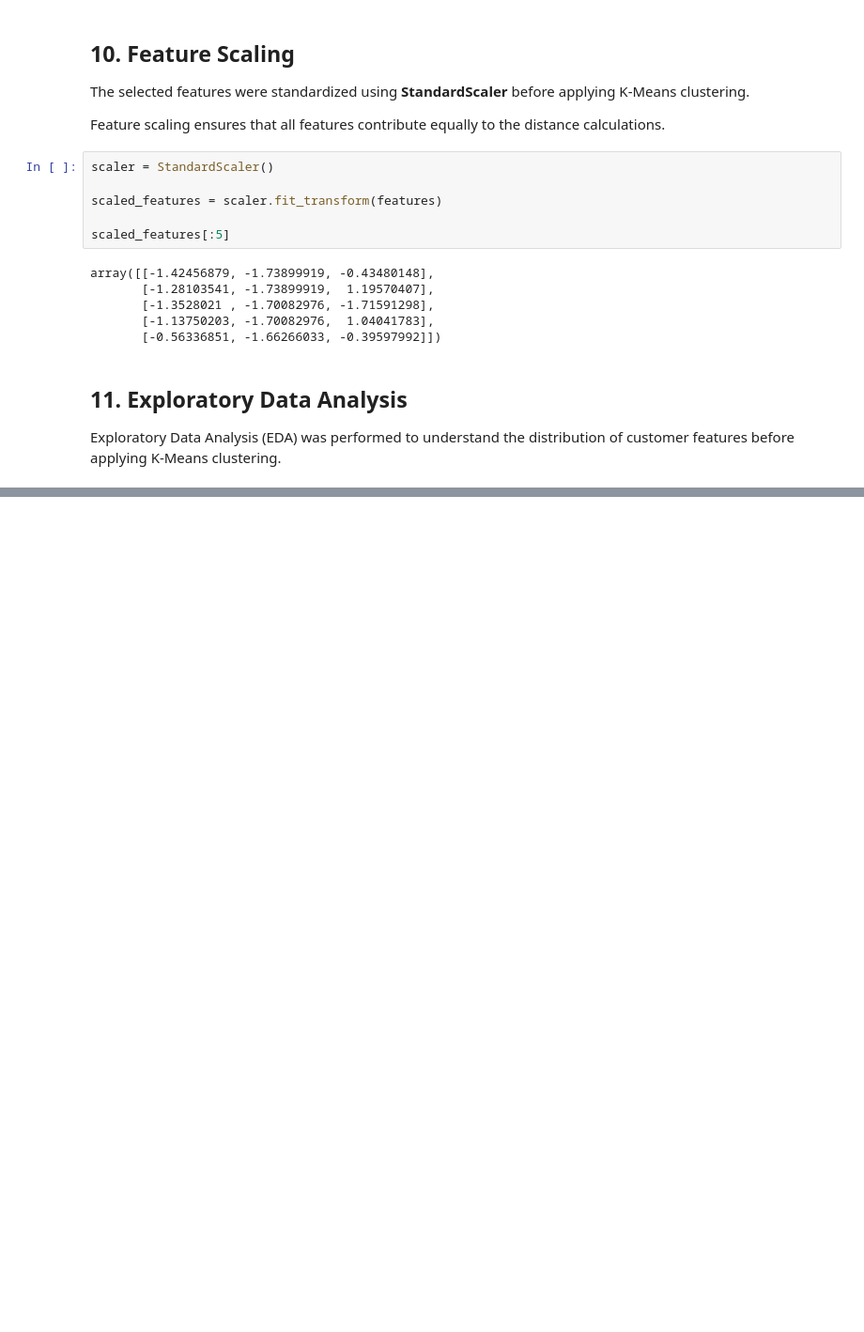
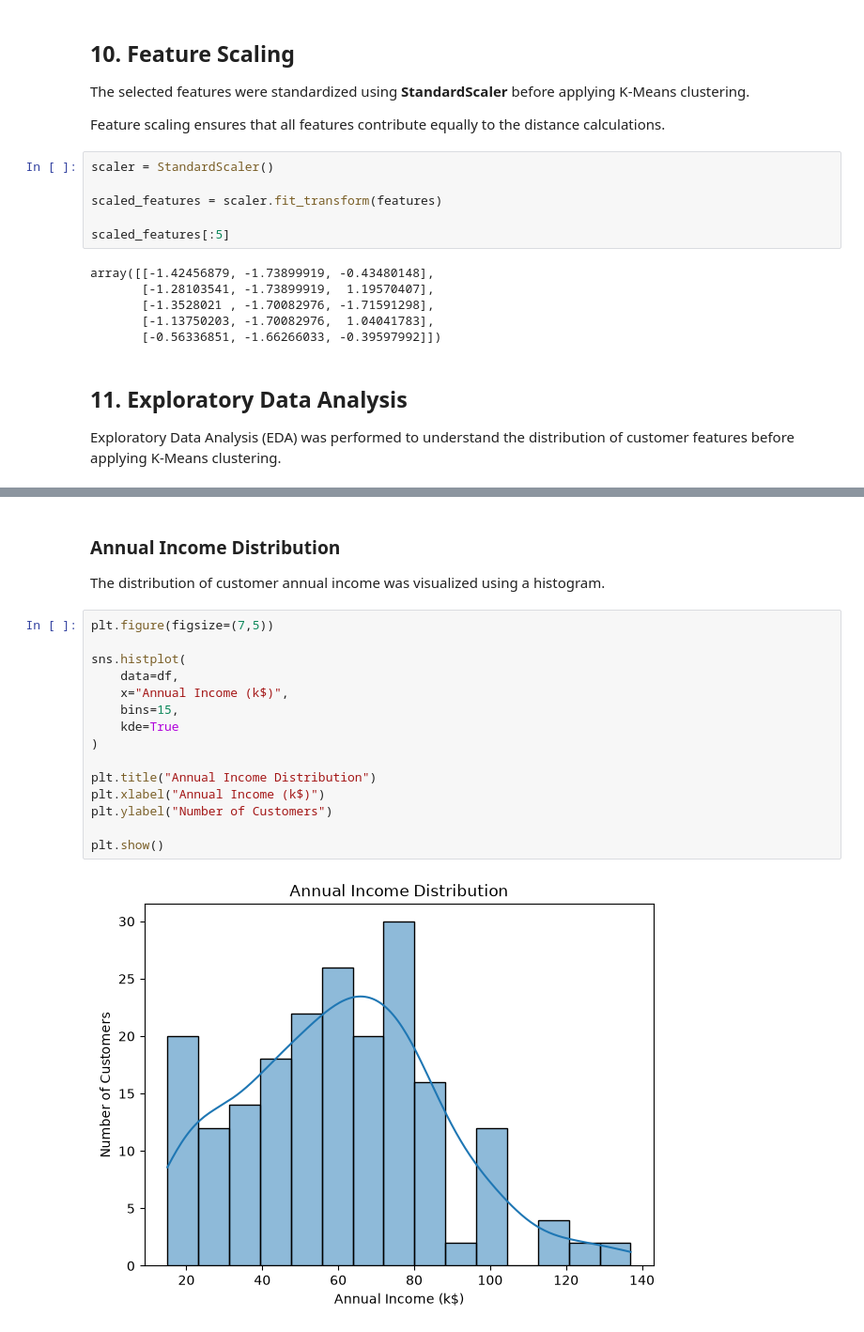
Before and after one commit to heydhwani/Assignment_5, a Jupyter notebook: notebooks/customer_segmentation.ipynb, the cells around one changed output, grey strips where cells are left out. Shown at 94% size. Cells and saved outputs as stored; diff of their text form; blank space fills up the shorter version.

```diff
--- a/notebooks/customer_segmentation.ipynb
+++ b/notebooks/customer_segmentation.ipynb
@@ -193,0 +214,21 @@ Exploratory Data Analysis (EDA) was performed to understand the distribution of
+# %% [markdown]
+### Annual Income Distribution
+
+The distribution of customer annual income was visualized using a histogram.
+# %%
+plt.figure(figsize=(7,5))
+
+sns.histplot(
+    data=df,
+    x="Annual Income (k$)",
+    bins=15,
+    kde=True
+)
+
+plt.title("Annual Income Distribution")
+plt.xlabel("Annual Income (k$)")
+plt.ylabel("Number of Customers")
+
+plt.show()
+# %% [output]
+[figure, added]
```
Also changed, not shown: parts of 4 cells of this notebook.
